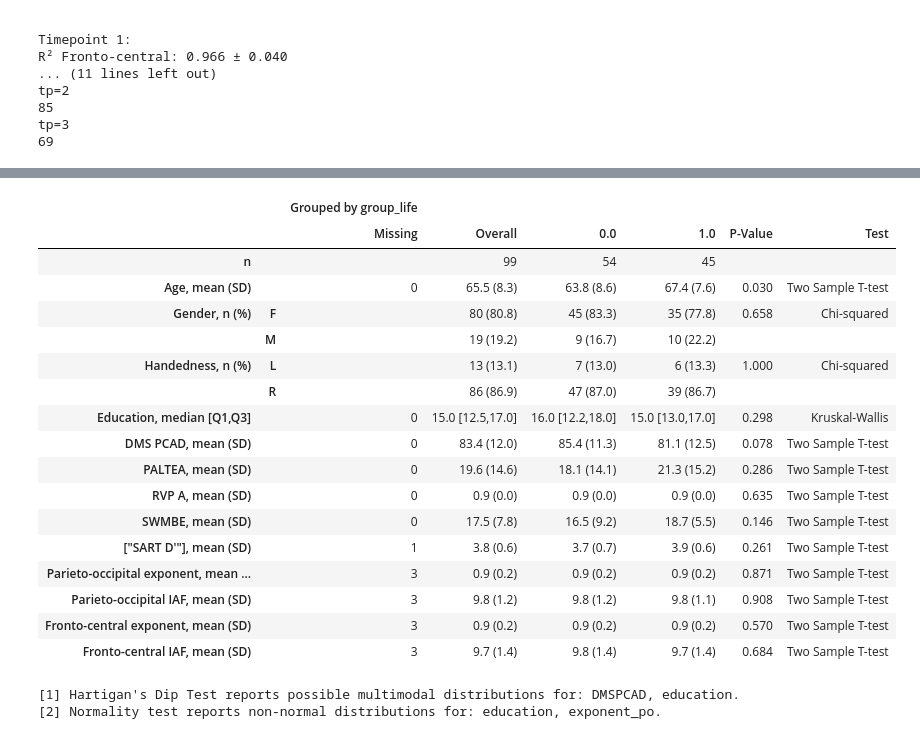
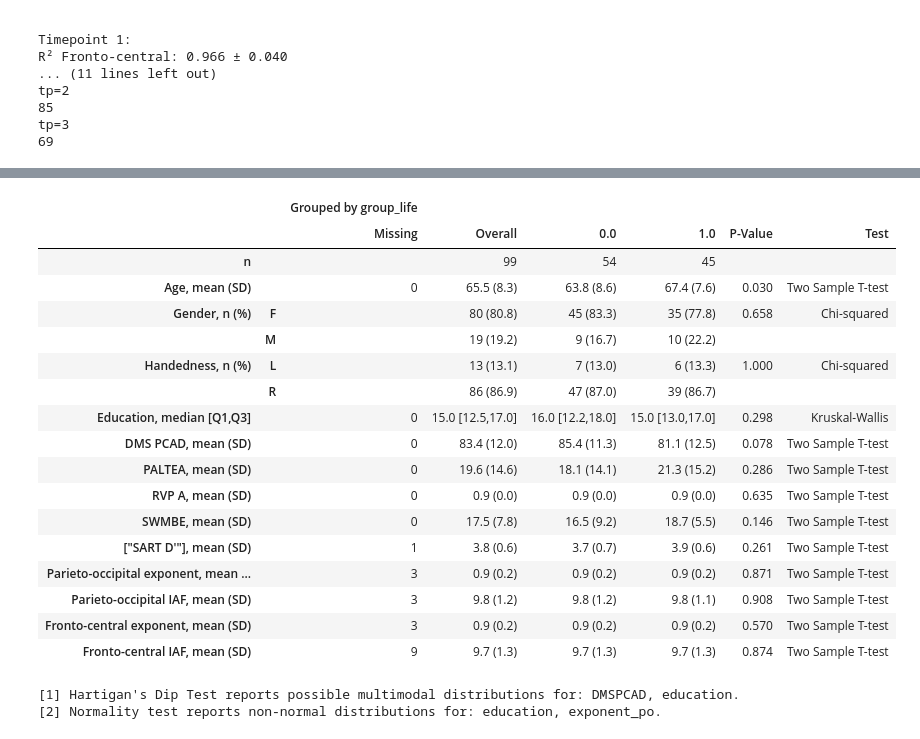
Before and after one commit to aliciajcampbell/LEISURE_CogEEG, a Jupyter notebook: studies/LEISURE_rsEEG_intervention_longitudinal/LEISURE_longitudinal.ipynb, the cells around one changed output, grey strips where cells are left out. Saved outputs shown, nothing was run; the diff lists cells and outputs as text; code cells hidden in the pictures.

```diff
--- a/studies/LEISURE_rsEEG_intervention_longitudinal/LEISURE_longitudinal.ipynb
+++ b/studies/LEISURE_rsEEG_intervention_longitudinal/LEISURE_longitudinal.ipynb
@@ -19,4 +22,6 @@ warnings.simplefilter(action='ignore')
 # %%
+### SET UP DF AND SUBJECT EXCLUSIONS
+
 cwd = os.getcwd()
 
 plots_dir = os.path.join(cwd, 'results', 'plots')
@@ -47,14 +52,14 @@ for i, fname in enumerate(fnames):
 df = df.dropna(subset='EEG_date')
 
 # drop IAF for subjects with no alpha peak
-df.loc[(df['tp'] == 1) & (df['subject'].isin([61, 95, 97, 130])), 'IAF_fc'] = np.nan
-df.loc[(df['tp'] == 2) & (df['subject'].isin([61, 65, 75, 80, 93])), 'IAF_fc'] = np.nan
-df.loc[(df['tp'] == 3) & (df['subject'].isin([14, 75, 80, 93, 97, 130])), 'IAF_fc'] = np.nan
+df.loc[(df['tp'] == 1) & (df['subject'].isin([14, 61, 93, 95, 97, 130])), 'iaf_fc'] = np.nan
+df.loc[(df['tp'] == 2) & (df['subject'].isin([61, 65, 66, 75, 80, 93, 130])), 'iaf_fc'] = np.nan
+df.loc[(df['tp'] == 3) & (df['subject'].isin([14, 75, 80, 93, 97, 130])), 'iaf_fc'] = np.nan
 
-df.loc[(df['tp'] == 2) & (df['subject'].isin([93])), 'IAF_po'] = np.nan
-df.loc[(df['tp'] == 3) & (df['subject'].isin([14, 93])), 'IAF_po'] = np.nan
+df.loc[(df['tp'] == 2) & (df['subject'].isin([93])), 'iaf_po'] = np.nan
+df.loc[(df['tp'] == 3) & (df['subject'].isin([14, 93])), 'iaf_po'] = np.nan
 
-# drop EEG data for subjects with negative exponent values
+# drop aperiodic data for subjects with negative exponent values
 negative_po = df[df['exponent_po'] < 0][['subject', 'tp', 'exponent_po']]
 negative_fc = df[df['exponent_fc'] < 0][['subject', 'tp', 'exponent_fc']]
 print("Subjects dropped due to negative parieto-occipital exponent:")
@@ -62,8 +67,8 @@ print(negative_po)
 print("\nSubjects dropped due to negative fronto-central exponent:")
 print(negative_fc)
 
-df.loc[df['exponent_po'] < 0, ['exponent_po', 'IAF_po', 'r2_po']] = np.nan
-df.loc[df['exponent_fc'] < 0, ['exponent_fc', 'IAF_fc', 'r2_fc']] = np.nan
+df.loc[df['exponent_po'] < 0, ['exponent_po', 'r2_po']] = np.nan
+df.loc[df['exponent_fc'] < 0, ['exponent_fc', 'r2_fc']] = np.nan
 
 # # drop EEG data for subjects with specparam model fit r2 under 0.9
 # bad_r2_po = df[df['r2_po'] < 0.9][['subject', 'tp', 'r2_po']]
@@ -118,4 +125,6 @@ tp=3
 # %%
+### DESCRIPTIVES
+
 df_dc = df.copy()
 df_dc['gender_f'] = df_dc['gender_f'].map({0.0: 'M', 1.0: 'F'})
 df_dc['handedness_r'] = df_dc['handedness_r'].map({0.0: 'L', 1.0: 'R'})
@@ -136,49 +145,42 @@ vars_all = {
     'iaf_fc': 'Fronto-central IAF'
 }
 
-# Print missing values
-df_subset = df_dc[df_dc['tp']==1]
-for column in vars_all.keys():
-    missing = df_subset[df_subset[column].isna()]
-    if len(missing) > 0:
-        print(f"\nMissing values in {vars_all[column]}:")
-        for _, row in missing.iterrows():
-            print(f"Subject {row['subject']}")
-
 vars_cat = ['handedness_r', 'gender_f']
 vars_notnorm = ['education']
 
-table = TableOne(
-    # data
-    data=df_subset,
-    groupby='group_life',
-    columns=list(vars_all.keys()),
-    categorical=vars_cat,
-    include_null=True,
-    # visual
-    rename=vars_all,
-    decimals=1,
-    label_suffix=True,
-    missing=True,
-    overall=True,
-    # tests
-    dip_test=True,
-    normal_test=True,
-    tukey_test=True,
-    # stats
-    nonnormal=vars_notnorm,
-    htest_name=True,
-    pval=True,
-    pval_adjust=None
-)
+for tp in [1, 2, 3]:
+    print(f"\n--- Timepoint {tp} ---")
 
-# table.to_excel('results/descriptives_T1.xlsx')
-display(table)
+    df_subset = df_dc[df_dc['tp'] == tp]
 
-contingency = pd.crosstab(df_subset['group_life'], df_subset['handedness_r'])
-_, pval = stats.fisher_exact(contingency)
+    table = TableOne(
+        data=df_subset,
+        groupby='group_life',
+        columns=list(vars_all.keys()),
+        categorical=vars_cat,
+        include_null=True,
+        rename=vars_all,
+        decimals=1,
+        label_suffix=True,
+        missing=True,
+        overall=True,
+        dip_test=True,
+        normal_test=True,
+        tukey_test=True,
+        nonnormal=vars_notnorm,
+        htest_name=True,
+        pval=True,
+        pval_adjust=None
+    )
 
-print("Contingency Table:")
-print(contingency)
-print(f"\nFisher's exact test p-value: {pval:.3f}")
+    display(table)
+
+    table.to_excel(f'results/descriptives_T{tp}.xlsx')
+
+    contingency = pd.crosstab(df_subset['group_life'], df_subset['handedness_r'])
+    _, pval = stats.fisher_exact(contingency)
+
+    print("\nContingency Table:")
+    print(contingency)
+    print(f"\nFisher's exact test p-value: {pval:.3f}")
 # %% [output]
@@ -202,21 +188,21 @@ Subject 118
 |  |  | Grouped by group_life |  |  |  |  |  |
 |  |  | Missing | Overall | 0.0 | 1.0 | P-Value | Test |
 | n |  |  | 99 | 54 | 45 |  |  |
 | Age, mean (SD) |  | 0 | 65.5 (8.3) | 63.8 (8.6) | 67.4 (7.6) | 0.030 | Two Sample T-test |
 | Gender, n (%) | F |  | 80 (80.8) | 45 (83.3) | 35 (77.8) | 0.658 | Chi-squared |
 |  | M |  | 19 (19.2) | 9 (16.7) | 10 (22.2) |  |  |
 | Handedness, n (%) | L |  | 13 (13.1) | 7 (13.0) | 6 (13.3) | 1.000 | Chi-squared |
 |  | R |  | 86 (86.9) | 47 (87.0) | 39 (86.7) |  |  |
 | Education, median [Q1,Q3] |  | 0 | 15.0 [12.5,17.0] | 16.0 [12.2,18.0] | 15.0 [13.0,17.0] | 0.298 | Kruskal-Wallis |
 | DMS PCAD, mean (SD) |  | 0 | 83.4 (12.0) | 85.4 (11.3) | 81.1 (12.5) | 0.078 | Two Sample T-test |
 | PALTEA, mean (SD) |  | 0 | 19.6 (14.6) | 18.1 (14.1) | 21.3 (15.2) | 0.286 | Two Sample T-test |
 | RVP A, mean (SD) |  | 0 | 0.9 (0.0) | 0.9 (0.0) | 0.9 (0.0) | 0.635 | Two Sample T-test |
 | SWMBE, mean (SD) |  | 0 | 17.5 (7.8) | 16.5 (9.2) | 18.7 (5.5) | 0.146 | Two Sample T-test |
 | ["SART D'"], mean (SD) |  | 1 | 3.8 (0.6) | 3.7 (0.7) | 3.9 (0.6) | 0.261 | Two Sample T-test |
 | Parieto-occipital exponent, mean ... |  | 3 | 0.9 (0.2) | 0.9 (0.2) | 0.9 (0.2) | 0.871 | Two Sample T-test |
 | Parieto-occipital IAF, mean (SD) |  | 3 | 9.8 (1.2) | 9.8 (1.2) | 9.8 (1.1) | 0.908 | Two Sample T-test |
 | Fronto-central exponent, mean (SD) |  | 3 | 0.9 (0.2) | 0.9 (0.2) | 0.9 (0.2) | 0.570 | Two Sample T-test |
-| Fronto-central IAF, mean (SD) |  | 3 | 9.7 (1.4) | 9.8 (1.4) | 9.7 (1.4) | 0.684 | Two Sample T-test |
+| Fronto-central IAF, mean (SD) |  | 9 | 9.7 (1.3) | 9.7 (1.3) | 9.7 (1.3) | 0.874 | Two Sample T-test |
 [1] Hartigan's Dip Test reports possible multimodal distributions for: DMSPCAD, education.
 [2] Normality test reports non-normal distributions for: education, exponent_po.
 Contingency Table:
```
Also changed, not shown: parts of 22 cells of this notebook, 55 other files.
